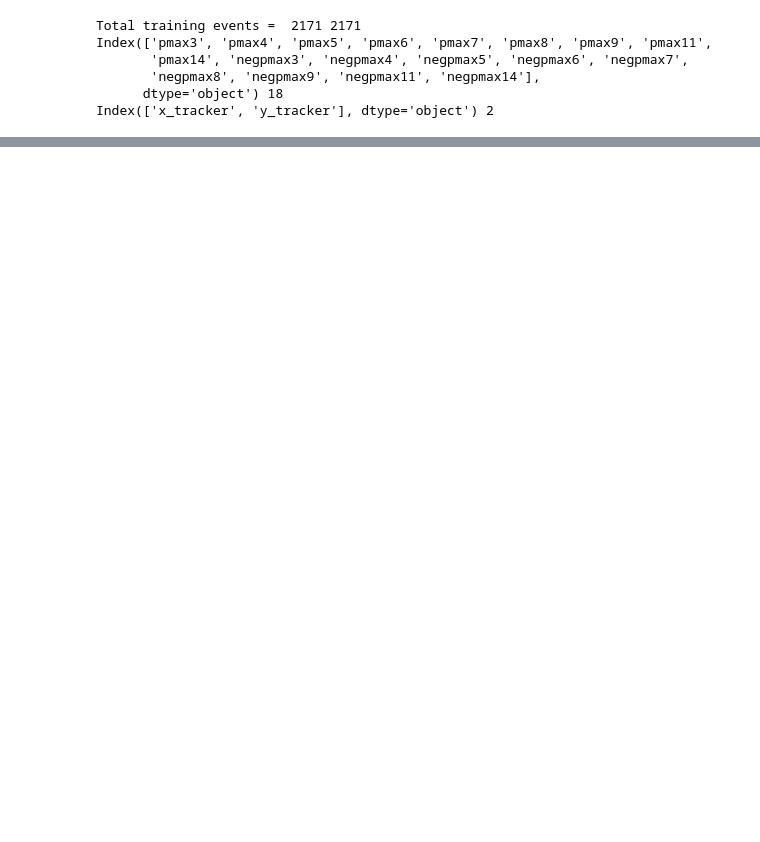
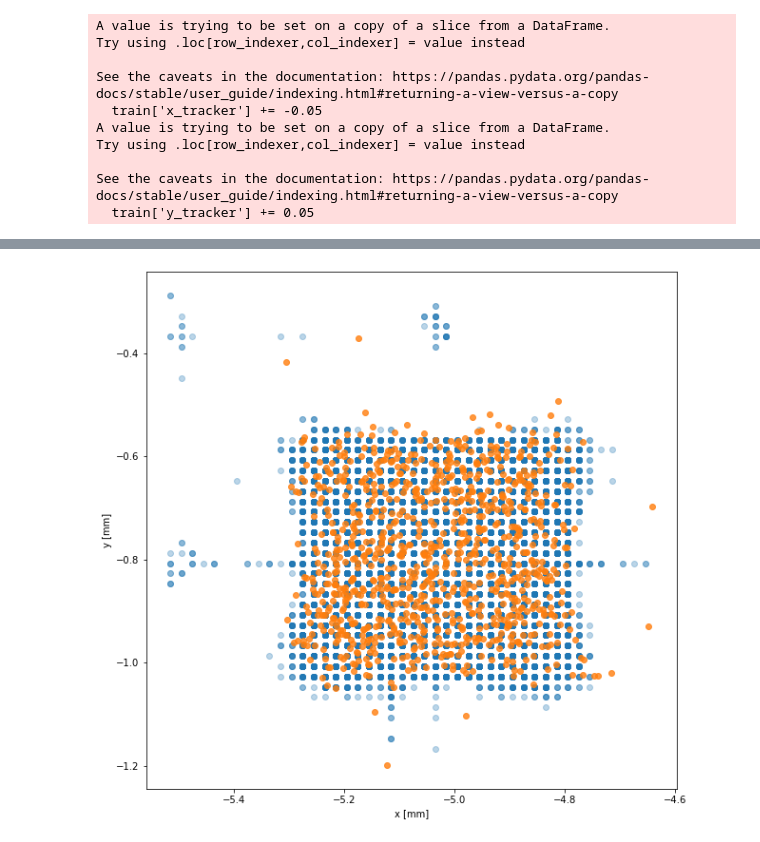
Before and after one commit to icosivi/RSD-ML, a Jupyter notebook: pytorchModel.ipynb, the cells around one changed output, grey strips where cells are left out. Drawn from its saved outputs; the diff is of its cells as text; code cells hidden in the pictures; blank space fills up the shorter version.

```diff
--- a/pytorchModel.ipynb
+++ b/pytorchModel.ipynb
@@ -19,9 +23,9 @@ verbose       = False
 # %%
 path = './'
-df_train = pd.read_csv('csv_TB3_Run21_croci450um_W3_285V_150kWfm.csv', sep=',')
-#df_train = pd.read_csv('csv_croci450-RSD2_Run111_285V_49.3pc_W3.csv', sep=',')
+#df_train = pd.read_csv('csv_TB3_Run21_croci450um_W3_285V_150kWfm.csv', sep=',')
+df_train = pd.read_csv('csv_croci450-RSD2_Run111_285V_49.3pc_W3.csv', sep=',')
 #df_test = pd.read_csv('csv_TB3_Run20_croci450um_W3_285V_40kWfm.csv', sep=',')
-df_test = pd.read_csv('csv_TB3_Run21_croci450um_W3_285V_150kWfm.csv', sep=',')
+df_test = pd.read_csv('csv_TB3_Run20_croci450um_W3_285V_40kWfm.csv', sep=',')
 
 df_train = df_train.dropna(axis=1)
 df_test = df_test.dropna(axis=1)
@@ -31,6 +35,10 @@ df_test = df_test.dropna(axis=0)
 Train = df_train
 Test = df_test
 
+#x_low = -1
+#x_up = 1
+#y_low = -0.6
+#y_up = 0.8
 x_low = -5.475
 x_up = -4.575
 y_low = -1.232
@@ -43,10 +51,10 @@ train = Train[ (Train['x_tracker']>(x_low) ) & (Train['x_tracker']<(x_up)) \
 test = Test[ (Test['x_tracker']>x_low) & (Test['x_tracker']<x_up) & (Test['y_tracker']>y_low) \
               & (Test['y_tracker']<y_up) ]
 
-train['x_tracker'] += 5.0
-test ['x_tracker'] += 5.0
-train['y_tracker'] += 1.0
-test ['y_tracker'] += 1.0
+train['x_tracker'] += -0.05
+#test ['x_tracker'] += 5.0
+train['y_tracker'] += 0.05
+#test ['y_tracker'] += 1.0
 
 train = train[ (train['pmax6']>train['pmax1']) & (train['pmax6']>train['pmax2']) & (train['pmax6']>train['pmax3']) \
         & (train['pmax6']>train['pmax4']) & (train['pmax6']>train['pmax5']) & (train['pmax6']>train['pmax7']) \
@@ -89,15 +97,51 @@ x_train = torch.tensor(x_train.values)
 y_test = torch.tensor(y_test.values)
 x_test = torch.tensor(x_test.values)
 
-train_tensor = torch.utils.data.TensorDataset(x_train, y_train)
-test_tensor  = torch.utils.data.TensorDataset(x_test,  y_test)
+plt.figure(figsize=(10,10))
+#plt.xlim(-100.0,100.0)
+#plt.ylim(-100.0,100.0)
+#plt.xlim(-20.0,20.0)
+#plt.ylim(-20.0,20.0)
+plt.xlabel("x [mm]")
+plt.ylabel("y [mm]")
+plt.scatter(y_train[:,0], y_train[:,1], alpha=.3)
+plt.scatter(y_test[:,0], y_test[:,1], alpha=.8)
 
-loader_train = udata.DataLoader(dataset=train_tensor, batch_size=batch_size, num_workers=0, shuffle=True)
+
+m_train = x_train.mean(0, keepdim=True)
+s_train = x_train.std(0, unbiased=False, keepdim=True)
+x_train -= m_train
+x_train /= s_train
+
+m_train_y = y_train.mean(0, keepdim=True)
+s_train_y = y_train.std(0, unbiased=False, keepdim=True)
+y_train -= m_train_y
+y_train /= s_train_y
+
+m_test = x_test.mean(0, keepdim=True)
+s_test = x_test.std(0, unbiased=False, keepdim=True)
+x_test -= m_test
+x_test /= s_test
+
+m_test_y = y_test.mean(0, keepdim=True)
+s_test_y = y_test.std(0, unbiased=False, keepdim=True)
+y_test -= m_test_y
+y_test /= s_test_y
+
+train_tensor = udata.TensorDataset(x_train, y_train)
+test_tensor  = udata.TensorDataset(x_test,  y_test)
+
+#loader_train = udata.DataLoader(dataset=train_tensor, batch_size=batch_size, num_workers=0, shuffle=True)
+loader_train = udata.DataLoader(dataset=train_tensor, batch_size=batch_size, num_workers=0, shuffle=False)
 loader_test  = udata.DataLoader(dataset=test_tensor,  batch_size=batch_size, num_workers=0, shuffle=False)
 # %% [output]
-Total training events =  2171 2171
-Index(['pmax3', 'pmax4', 'pmax5', 'pmax6', 'pmax7', 'pmax8', 'pmax9', 'pmax11',
-       'pmax14', 'negpmax3', 'negpmax4', 'negpmax5', 'negpmax6', 'negpmax7',
-       'negpmax8', 'negpmax9', 'negpmax11', 'negpmax14'],
-      dtype='object') 18
-Index(['x_tracker', 'y_tracker'], dtype='object') 2
+A value is trying to be set on a copy of a slice from a DataFrame.
+Try using .loc[row_indexer,col_indexer] = value instead
+
+See the caveats in the documentation: https://pandas.pydata.org/pandas-docs/stable/user_guide/indexing.html#returning-a-view-versus-a-copy
+  train['x_tracker'] += -0.05
+A value is trying to be set on a copy of a slice from a DataFrame.
+Try using .loc[row_indexer,col_indexer] = value instead
+
+See the caveats in the documentation: https://pandas.pydata.org/pandas-docs/stable/user_guide/indexing.html#returning-a-view-versus-a-copy
+  train['y_tracker'] += 0.05
@@ -124,3 +154,4 @@ See the caveats in the documentation: https://pandas.pydata.org/pandas-docs/stab
+[figure, added]
 # %%
 # Model
 class DNN(nn.Module):
```
Also changed, not shown: parts of 10 cells of this notebook.
